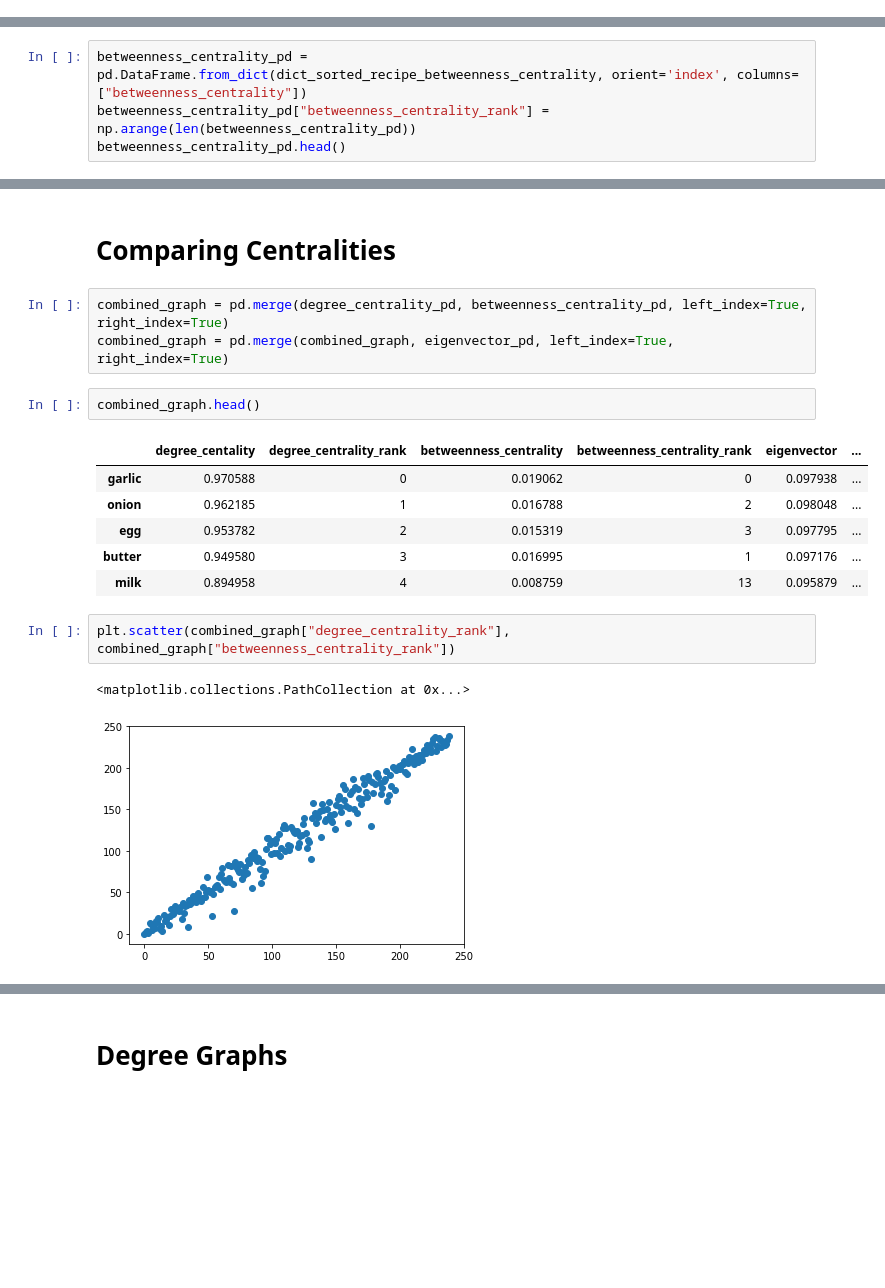
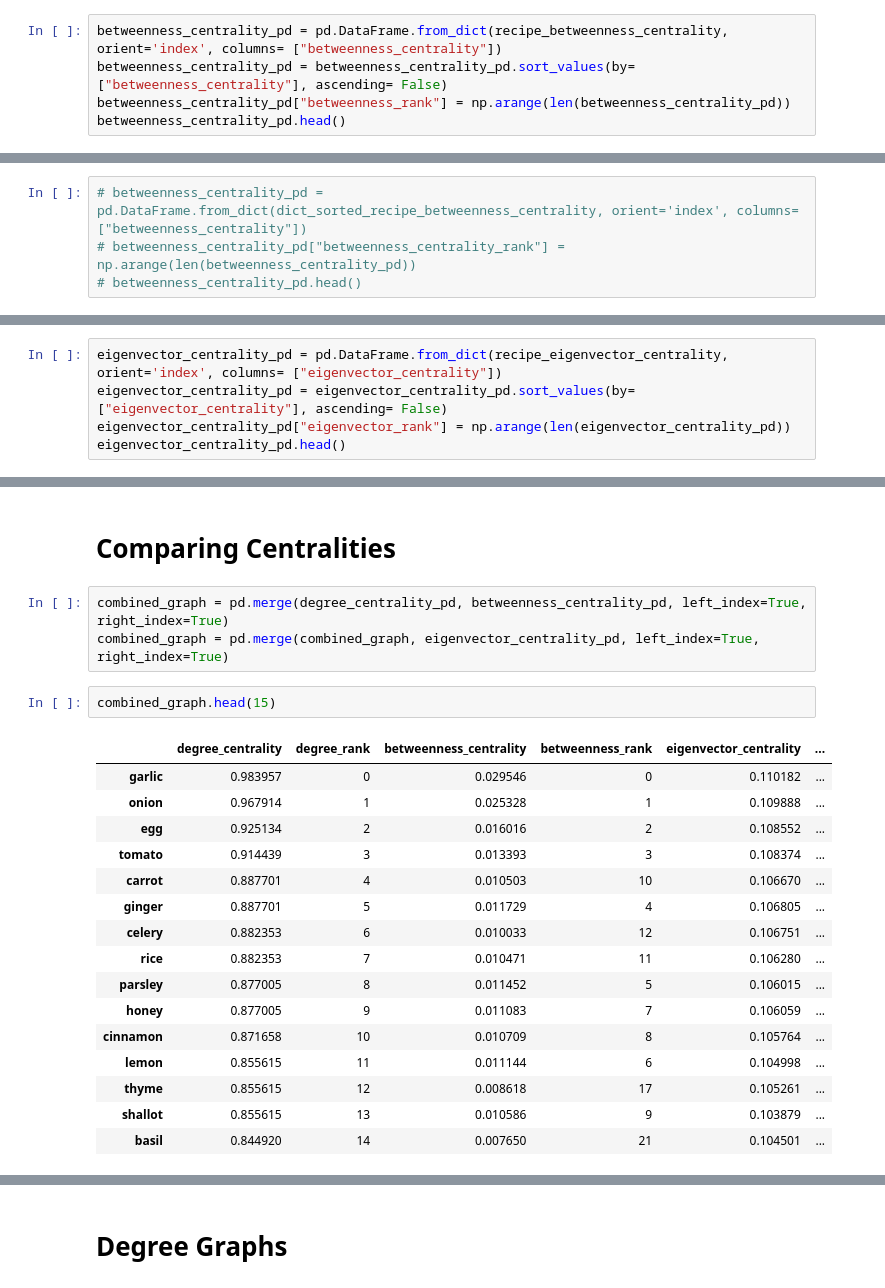
Before and after one commit to ryoiwata/capstone_2, a Jupyter notebook: big_food_nb.ipynb, the cells around one changed output, grey strips where cells are left out. Saved outputs shown, nothing was run; the diff lists cells and outputs as text; blank space fills up the shorter version.

```diff
--- a/big_food_nb.ipynb
+++ b/big_food_nb.ipynb
@@ -412,3 +429,8 @@ degree_centrality_pd.head()
 # Betweenness Centrality
 # %%
 recipe_betweenness_centrality = nx.betweenness_centrality(recipe_graph)
+# %%
+betweenness_centrality_pd = pd.DataFrame.from_dict(recipe_betweenness_centrality, orient='index', columns= ["betweenness_centrality"])
+betweenness_centrality_pd = betweenness_centrality_pd.sort_values(by= ["betweenness_centrality"], ascending= False)
+betweenness_centrality_pd["betweenness_rank"] = np.arange(len(betweenness_centrality_pd))
+betweenness_centrality_pd.head()
@@ -419,4 +448,4 @@ dict_sorted_recipe_betweenness_centrality = OrderedDict(sorted_recipe_betweennes
 # %%
-betweenness_centrality_pd = pd.DataFrame.from_dict(dict_sorted_recipe_betweenness_centrality, orient='index', columns= ["betweenness_centrality"])
-betweenness_centrality_pd["betweenness_centrality_rank"] = np.arange(len(betweenness_centrality_pd))
-betweenness_centrality_pd.head()
+# betweenness_centrality_pd = pd.DataFrame.from_dict(dict_sorted_recipe_betweenness_centrality, orient='index', columns= ["betweenness_centrality"])
+# betweenness_centrality_pd["betweenness_centrality_rank"] = np.arange(len(betweenness_centrality_pd))
+# betweenness_centrality_pd.head()
@@ -431,3 +453,8 @@ betweenness_centrality_pd.head()
 # Eigen Vector Centrality
 # %%
 recipe_eigenvector_centrality = nx.eigenvector_centrality(recipe_graph, max_iter=10000)
+# %%
+eigenvector_centrality_pd = pd.DataFrame.from_dict(recipe_eigenvector_centrality, orient='index', columns= ["eigenvector_centrality"])
+eigenvector_centrality_pd = eigenvector_centrality_pd.sort_values(by= ["eigenvector_centrality"], ascending= False)
+eigenvector_centrality_pd["eigenvector_rank"] = np.arange(len(eigenvector_centrality_pd))
+eigenvector_centrality_pd.head()
@@ -450,18 +477,23 @@ eigenvector_pd.head()
 # Comparing Centralities
 # %%
 combined_graph = pd.merge(degree_centrality_pd, betweenness_centrality_pd, left_index=True, right_index=True)
-combined_graph = pd.merge(combined_graph, eigenvector_pd, left_index=True, right_index=True)
+combined_graph = pd.merge(combined_graph, eigenvector_centrality_pd, left_index=True, right_index=True)
 # %%
-combined_graph.head()
+combined_graph.head(15)
 # %% [output]
-|  | degree_centality | degree_centrality_rank | betweenness_centrality | betweenness_centrality_rank | eigenvector | ... |
-| garlic | 0.970588 | 0 | 0.019062 | 0 | 0.097938 | ... |
-| onion | 0.962185 | 1 | 0.016788 | 2 | 0.098048 | ... |
-| egg | 0.953782 | 2 | 0.015319 | 3 | 0.097795 | ... |
-| butter | 0.949580 | 3 | 0.016995 | 1 | 0.097176 | ... |
-| milk | 0.894958 | 4 | 0.008759 | 13 | 0.095879 | ... |
+|  | degree_centrality | degree_rank | betweenness_centrality | betweenness_rank | eigenvector_centrality | ... |
+| garlic | 0.983957 | 0 | 0.029546 | 0 | 0.110182 | ... |
+| onion | 0.967914 | 1 | 0.025328 | 1 | 0.109888 | ... |
+| egg | 0.925134 | 2 | 0.016016 | 2 | 0.108552 | ... |
+| tomato | 0.914439 | 3 | 0.013393 | 3 | 0.108374 | ... |
+| carrot | 0.887701 | 4 | 0.010503 | 10 | 0.106670 | ... |
+| ginger | 0.887701 | 5 | 0.011729 | 4 | 0.106805 | ... |
+| celery | 0.882353 | 6 | 0.010033 | 12 | 0.106751 | ... |
+| rice | 0.882353 | 7 | 0.010471 | 11 | 0.106280 | ... |
+| parsley | 0.877005 | 8 | 0.011452 | 5 | 0.106015 | ... |
+| honey | 0.877005 | 9 | 0.011083 | 7 | 0.106059 | ... |
+| cinnamon | 0.871658 | 10 | 0.010709 | 8 | 0.105764 | ... |
+| lemon | 0.855615 | 11 | 0.011144 | 6 | 0.104998 | ... |
+| thyme | 0.855615 | 12 | 0.008618 | 17 | 0.105261 | ... |
+| shallot | 0.855615 | 13 | 0.010586 | 9 | 0.103879 | ... |
+| basil | 0.844920 | 14 | 0.007650 | 21 | 0.104501 | ... |
-# %%
-plt.scatter(combined_graph["degree_centrality_rank"], combined_graph["betweenness_centrality_rank"])
-# %% [output]
-<matplotlib.collections.PathCollection at 0x...>
-[figure, removed]
```
Also changed, not shown: parts of 62 cells of this notebook, 3 other files.
